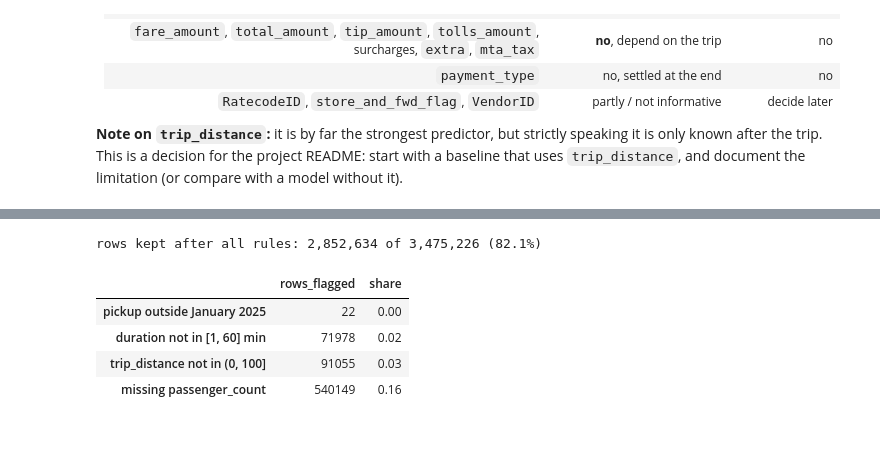
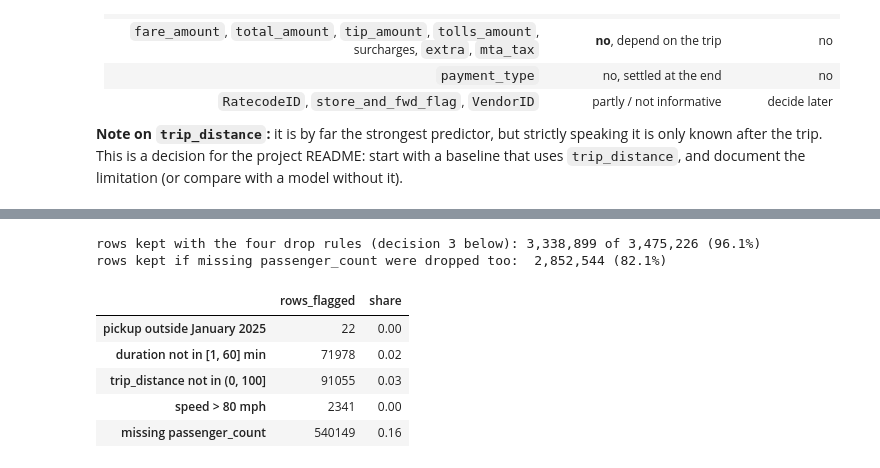
Before and after one commit to FlorianEbner96/NYC-Yellow-Taxi-ML-Deployment-Pipeline, a Jupyter notebook: notebooks/01_explore_yellow_taxi.ipynb, the cells around one changed output, grey strips where cells are left out. Drawn from its saved outputs; the diff is of its cells as text; code cells hidden in the pictures; blank space fills up the shorter version.

Commit message:
Add speed filter, baseline Random Forest training with MLflow, and notebook review sections

```diff
--- a/notebooks/01_explore_yellow_taxi.ipynb
+++ b/notebooks/01_explore_yellow_taxi.ipynb
@@ -198,20 +272,26 @@ The API will be called **before the trip is over**, so it can only send what is
 # %%
 rules = {
     "pickup outside January 2025": ~df["tpep_pickup_datetime"].between("2025-01-01", "2025-02-01", inclusive="left"),
     "duration not in [1, 60] min": ~df["duration"].between(1, 60),
     "trip_distance not in (0, 100]": ~((df["trip_distance"] > 0) & (df["trip_distance"] <= 100)),
+    "speed > 80 mph": df["trip_distance"] > 80 * df["duration"] / 60,
     "missing passenger_count": df["passenger_count"].isna(),
 }
 report = pd.DataFrame({"rows_flagged": {k: int(v.sum()) for k, v in rules.items()}})
 report["share"] = report["rows_flagged"] / len(df)
-any_rule = pd.concat(rules.values(), axis=1).any(axis=1)
-print(f"rows kept after all rules: {(~any_rule).sum():,} of {len(df):,} ({(~any_rule).mean():.1%})")
+drop_rules = [v for k, v in rules.items() if k != "missing passenger_count"]
+kept = ~pd.concat(drop_rules, axis=1).any(axis=1)
+kept_strict = kept & ~rules["missing passenger_count"]
+print(f"rows kept with the four drop rules (decision 3 below): {kept.sum():,} of {len(df):,} ({kept.mean():.1%})")
+print(f"rows kept if missing passenger_count were dropped too:  {kept_strict.sum():,} ({kept_strict.mean():.1%})")
 report
 # %% [output]
-rows kept after all rules: 2,852,634 of 3,475,226 (82.1%)
+rows kept with the four drop rules (decision 3 below): 3,338,899 of 3,475,226 (96.1%)
+rows kept if missing passenger_count were dropped too:  2,852,544 (82.1%)
 |  | rows_flagged | share |
 | pickup outside January 2025 | 22 | 0.00 |
 | duration not in [1, 60] min | 71978 | 0.02 |
 | trip_distance not in (0, 100] | 91055 | 0.03 |
+| speed > 80 mph | 2341 | 0.00 |
 | missing passenger_count | 540149 | 0.16 |
 # %% [markdown]
```
Also changed, not shown: parts of 11 cells of this notebook, 9 other files.
